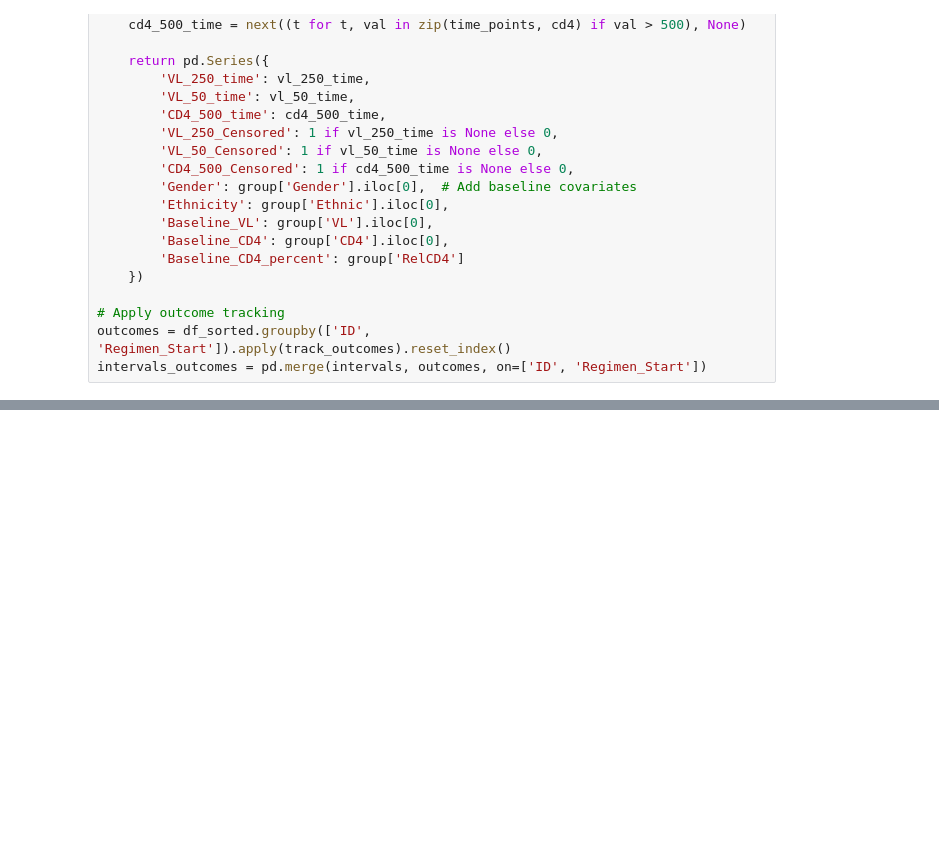
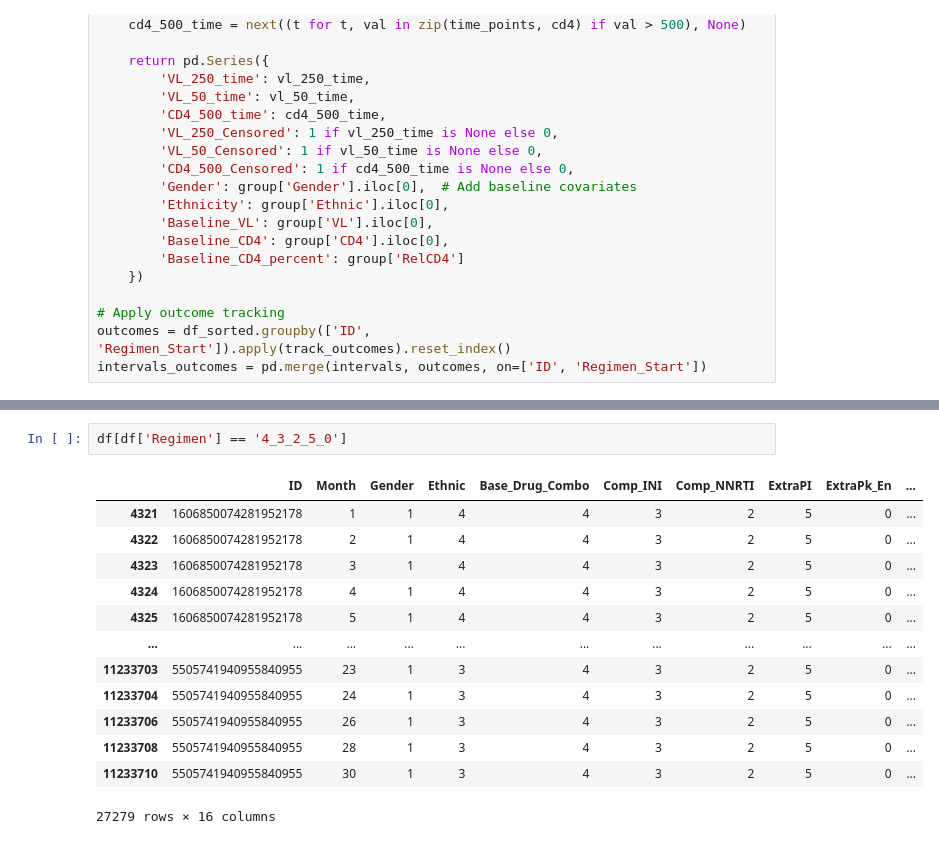
Before and after one commit to mrui0905/USC-Big-Data-Case-Competition, a Jupyter notebook: matthew/prediction.ipynb, the cells around one changed output, grey strips where cells are left out. Cells and saved outputs as stored; diff of their text form; blank space fills up the shorter version.

```diff
--- a/matthew/prediction.ipynb
+++ b/matthew/prediction.ipynb
@@ -260,0 +414,16 @@ tools.display_dataframe_to_user(name="Patient VL ≤ 50 Probabilities", datafram
+# %%
+df[df['Regimen'] == '4_3_2_5_0']
+# %% [output]
+|  | ID | Month | Gender | Ethnic | Base_Drug_Combo | Comp_INI | Comp_NNRTI | ExtraPI | ExtraPk_En | ... |
+| 4321 | 1606850074281952178 | 1 | 1 | 4 | 4 | 3 | 2 | 5 | 0 | ... |
+| 4322 | 1606850074281952178 | 2 | 1 | 4 | 4 | 3 | 2 | 5 | 0 | ... |
+| 4323 | 1606850074281952178 | 3 | 1 | 4 | 4 | 3 | 2 | 5 | 0 | ... |
+| 4324 | 1606850074281952178 | 4 | 1 | 4 | 4 | 3 | 2 | 5 | 0 | ... |
+| 4325 | 1606850074281952178 | 5 | 1 | 4 | 4 | 3 | 2 | 5 | 0 | ... |
+| ... | ... | ... | ... | ... | ... | ... | ... | ... | ... | ... |
+| 11233703 | 5505741940955840955 | 23 | 1 | 3 | 4 | 3 | 2 | 5 | 0 | ... |
+| 11233704 | 5505741940955840955 | 24 | 1 | 3 | 4 | 3 | 2 | 5 | 0 | ... |
+| 11233706 | 5505741940955840955 | 26 | 1 | 3 | 4 | 3 | 2 | 5 | 0 | ... |
+| 11233708 | 5505741940955840955 | 28 | 1 | 3 | 4 | 3 | 2 | 5 | 0 | ... |
+| 11233710 | 5505741940955840955 | 30 | 1 | 3 | 4 | 3 | 2 | 5 | 0 | ... |
+27279 rows × 16 columns
```
Also changed, not shown: parts of 14 cells of this notebook, 1 other file.
